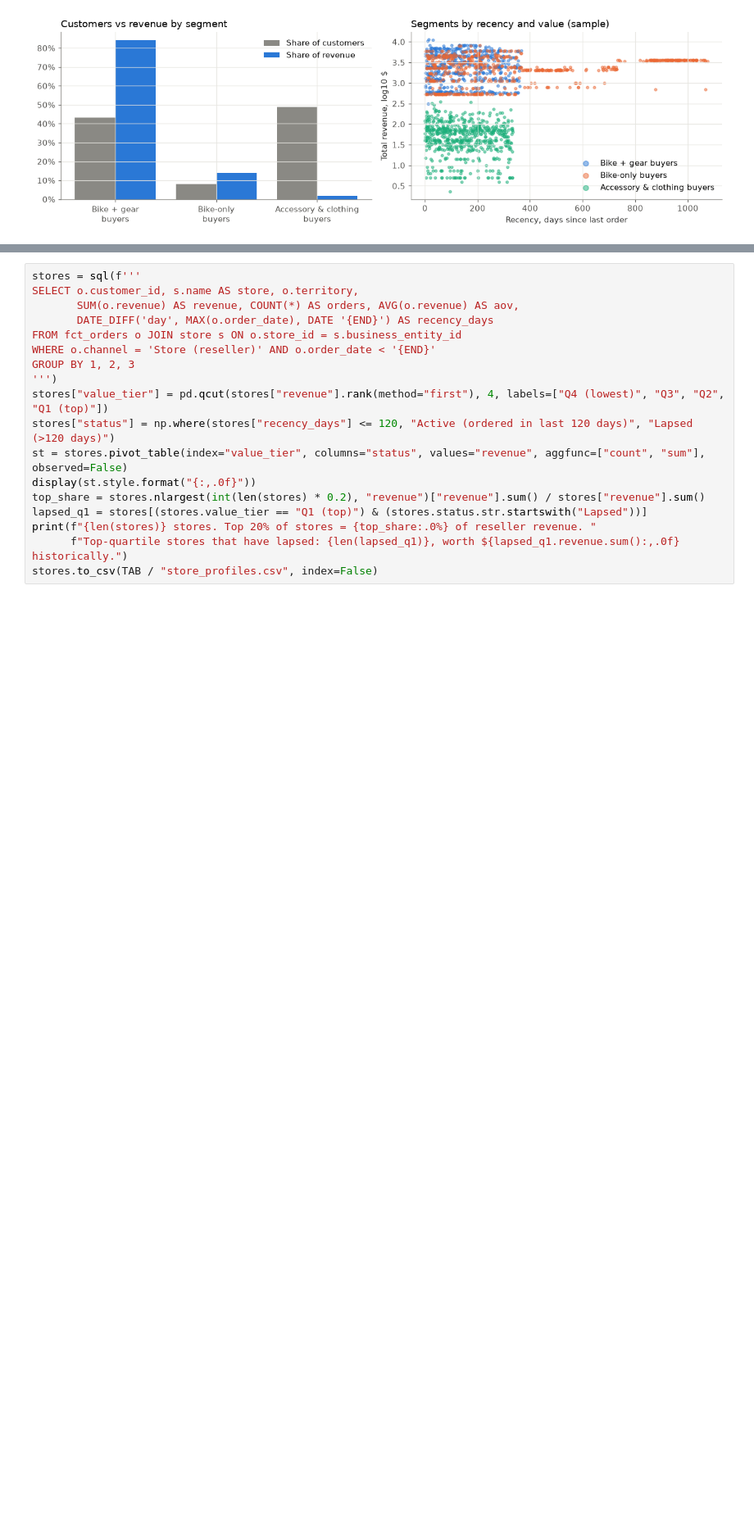
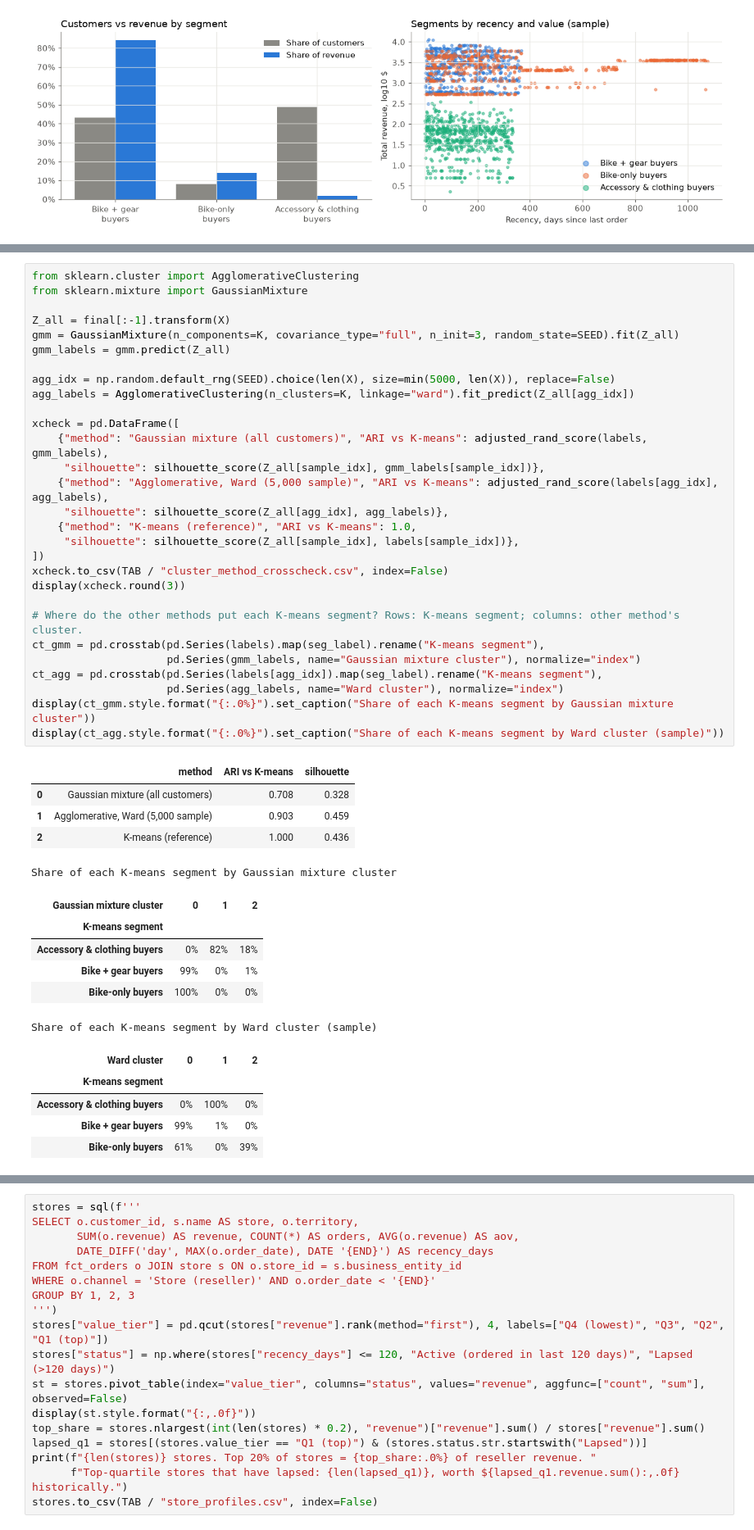
Before and after one commit to JacobWillson13/adventureworks-lakehouse, a Jupyter notebook: notebooks/00_local_prototype.ipynb, the cells around one changed output, grey strips where cells are left out. Shown at 82% size. Saved outputs shown, nothing was run; the diff lists cells and outputs as text; blank space fills up the shorter version.

```diff
--- a/notebooks/00_local_prototype.ipynb
+++ b/notebooks/00_local_prototype.ipynb
@@ -571,0 +583,46 @@ save(fig, "segments.png")
+# %%
+from sklearn.cluster import AgglomerativeClustering
+from sklearn.mixture import GaussianMixture
+
+Z_all = final[:-1].transform(X)
+gmm = GaussianMixture(n_components=K, covariance_type="full", n_init=3, random_state=SEED).fit(Z_all)
+gmm_labels = gmm.predict(Z_all)
+
+agg_idx = np.random.default_rng(SEED).choice(len(X), size=min(5000, len(X)), replace=False)
+agg_labels = AgglomerativeClustering(n_clusters=K, linkage="ward").fit_predict(Z_all[agg_idx])
+
+xcheck = pd.DataFrame([
+    {"method": "Gaussian mixture (all customers)", "ARI vs K-means": adjusted_rand_score(labels, gmm_labels),
+     "silhouette": silhouette_score(Z_all[sample_idx], gmm_labels[sample_idx])},
+    {"method": "Agglomerative, Ward (5,000 sample)", "ARI vs K-means": adjusted_rand_score(labels[agg_idx], agg_labels),
+     "silhouette": silhouette_score(Z_all[agg_idx], agg_labels)},
+    {"method": "K-means (reference)", "ARI vs K-means": 1.0,
+     "silhouette": silhouette_score(Z_all[sample_idx], labels[sample_idx])},
+])
+xcheck.to_csv(TAB / "cluster_method_crosscheck.csv", index=False)
+display(xcheck.round(3))
+
+# Where do the other methods put each K-means segment? Rows: K-means segment; columns: other method's cluster.
+ct_gmm = pd.crosstab(pd.Series(labels).map(seg_label).rename("K-means segment"),
+                     pd.Series(gmm_labels, name="Gaussian mixture cluster"), normalize="index")
+ct_agg = pd.crosstab(pd.Series(labels[agg_idx]).map(seg_label).rename("K-means segment"),
+                     pd.Series(agg_labels, name="Ward cluster"), normalize="index")
+display(ct_gmm.style.format("{:.0%}").set_caption("Share of each K-means segment by Gaussian mixture cluster"))
+display(ct_agg.style.format("{:.0%}").set_caption("Share of each K-means segment by Ward cluster (sample)"))
+# %% [output]
+|  | method | ARI vs K-means | silhouette |
+| 0 | Gaussian mixture (all customers) | 0.708 | 0.328 |
+| 1 | Agglomerative, Ward (5,000 sample) | 0.903 | 0.459 |
+| 2 | K-means (reference) | 1.000 | 0.436 |
+Share of each K-means segment by Gaussian mixture cluster
+| Gaussian mixture cluster | 0 | 1 | 2 |
+| K-means segment |  |  |  |
+| Accessory & clothing buyers | 0% | 82% | 18% |
+| Bike + gear buyers | 99% | 0% | 1% |
+| Bike-only buyers | 100% | 0% | 0% |
+Share of each K-means segment by Ward cluster (sample)
+| Ward cluster | 0 | 1 | 2 |
+| K-means segment |  |  |  |
+| Accessory & clothing buyers | 0% | 100% | 0% |
+| Bike + gear buyers | 99% | 1% | 0% |
+| Bike-only buyers | 61% | 0% | 39% |
```
Also changed, not shown: parts of 12 cells of this notebook, 2 other files.
